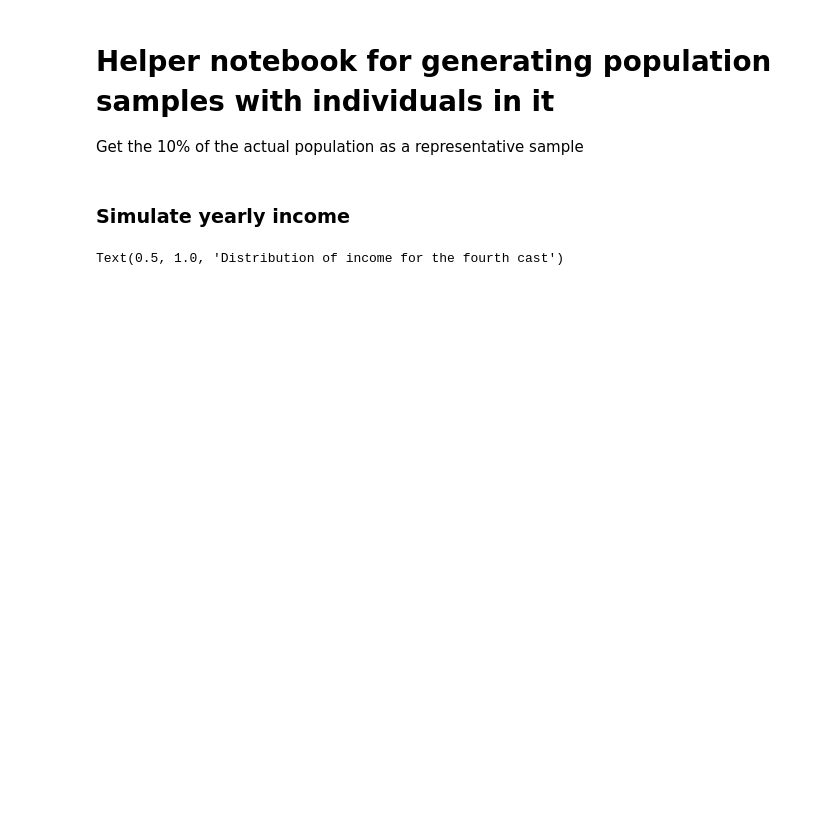
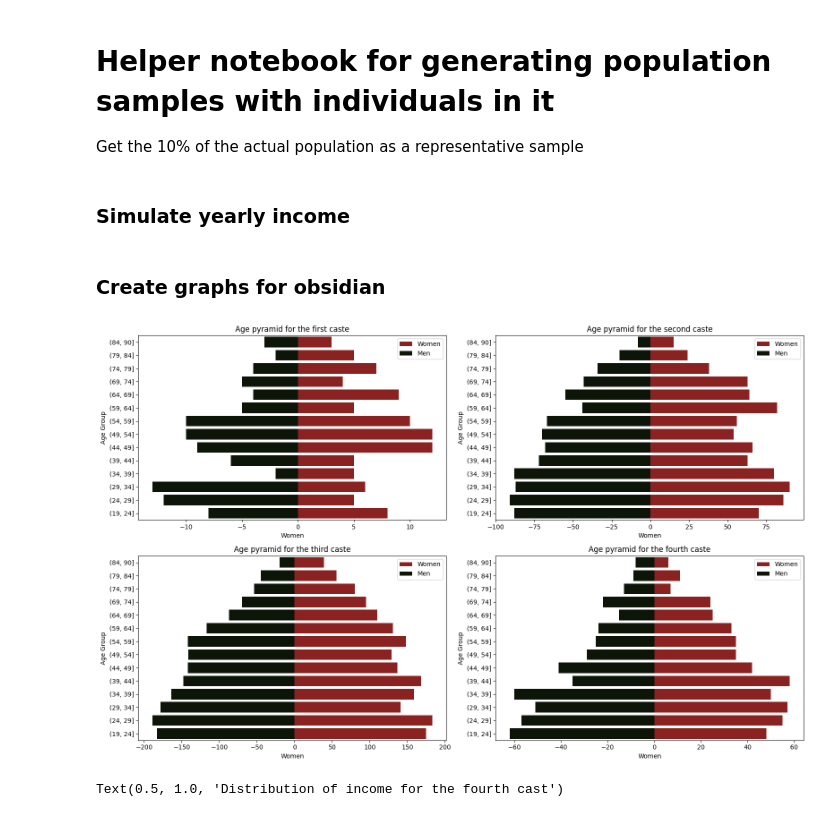
Before and after one commit to brownepres/world_building, a Jupyter notebook: simulations/simulate_population_helper.ipynb, the cells around one changed output. Cells and saved outputs as stored; diff of their text form; code cells hidden in the pictures; blank space fills up the shorter version.

Commit message:
added obsidian descriptions

```diff
--- a/simulations/simulate_population_helper.ipynb
+++ b/simulations/simulate_population_helper.ipynb
@@ -111,6 +111,60 @@ samples = [np.random.lognormal(
     for age in ages]
 print(np.mean(samples))
 plt.hist(samples, bins=50)
+# %% [markdown]
+### Create graphs for obsidian
+# %%
+#graph age
+sim1 = PopulationSampleGenerator('1st')
+sim2 = PopulationSampleGenerator('2nd')
+sim3 = PopulationSampleGenerator('3rd')
+sim4 = PopulationSampleGenerator('4th')
+
+df1 = sim1.simulateIncome()
+df2 = sim2.simulateIncome()
+df3 = sim3.simulateIncome()
+df4 = sim4.simulateIncome()
+
+def pyramid(df):
+    men = df[df['sex'] == 1]['age']
+    women = df[df['sex'] == 0]['age']
+    df['Age Group'] = pd.cut(df['age'], Constants.CONSTANTS['cast']['1st']['women_age_bins'])
+
+    age_pyramid = (
+        df
+        .groupby(['Age Group', 'sex'], observed=True)
+        .size()
+        .reset_index(name='count')
+    )
+    pyramid = age_pyramid.pivot(index='Age Group', columns='sex', values='count').fillna(0)
+    pyramid.columns = ['Women', 'Men']
+    pyramid['Men'] = -pyramid['Men']
+    pyramid = pyramid.iloc[::-1, ::-1]
+    return pyramid
+
+figure, ax = plt.subplots(2, 2, figsize=(16, 10))
+ax = ax.flatten()
+df_list = [df1, df2, df3, df4]
+titles = ["Age pyramid for the first caste", "Age pyramid for the second caste", "Age pyramid for the third caste", "Age pyramid for the fourth caste"]
+
+for i, df in enumerate(df_list):
+    sns.barplot(
+        x='Women', y=pyramid(df).index,
+          data=pyramid(df).reset_index(),
+            color=colors[2], label='Women',
+              order = pyramid(df).index, ax=ax[i]
+    )
+    sns.barplot(
+        x='Men', y=pyramid(df).index,
+          data=pyramid(df).reset_index(),
+            color=colors[6], label='Men',
+              order = pyramid(df).index, ax=ax[i]
+    )
+    ax[i].set_title(titles[i])
+
+plt.tight_layout()
+# %% [output]
+[figure, added]
 # %%
 #simulate 4th cast age and income
 sim1 = PopulationSampleGenerator('1st')
```
Also changed, not shown: 3 other files.
